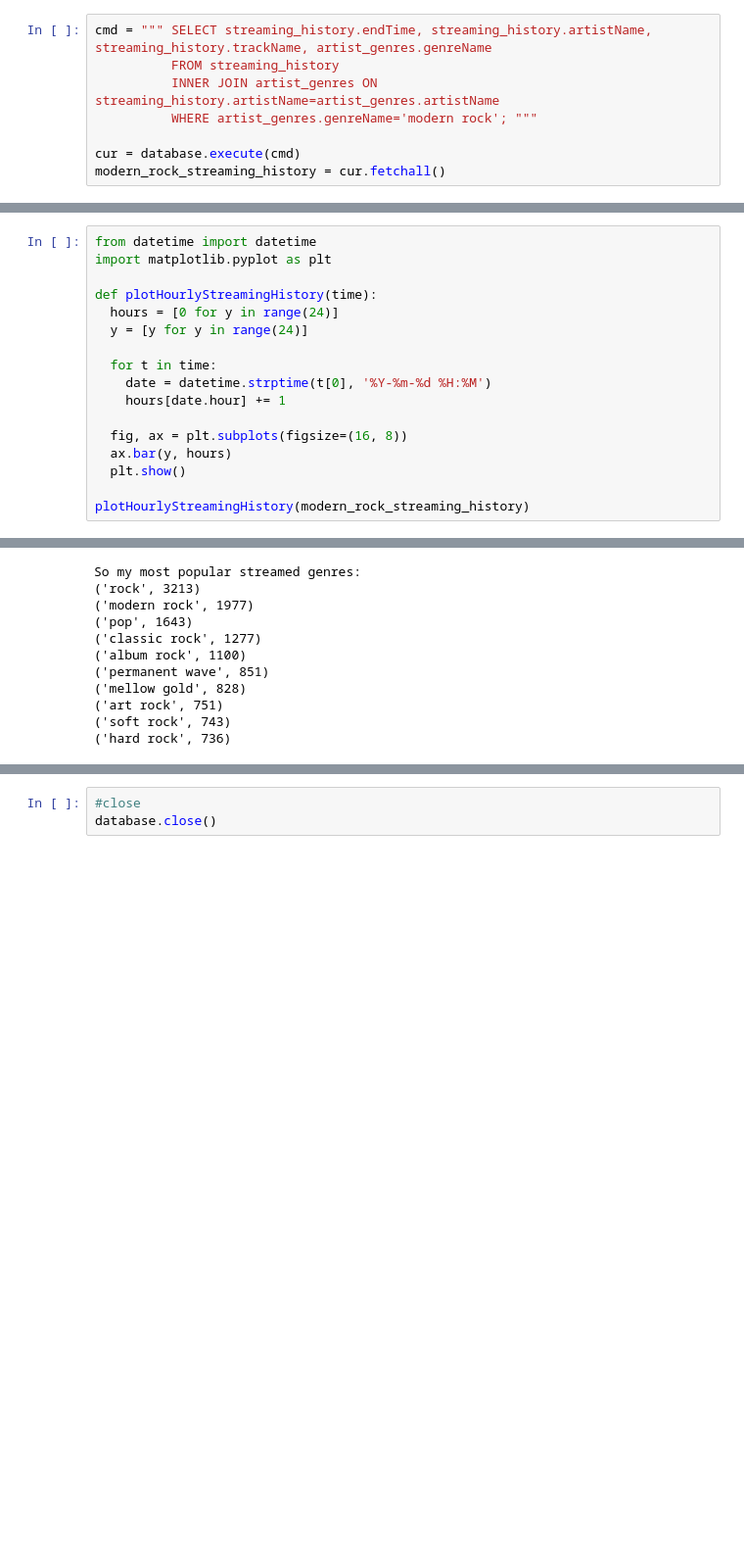
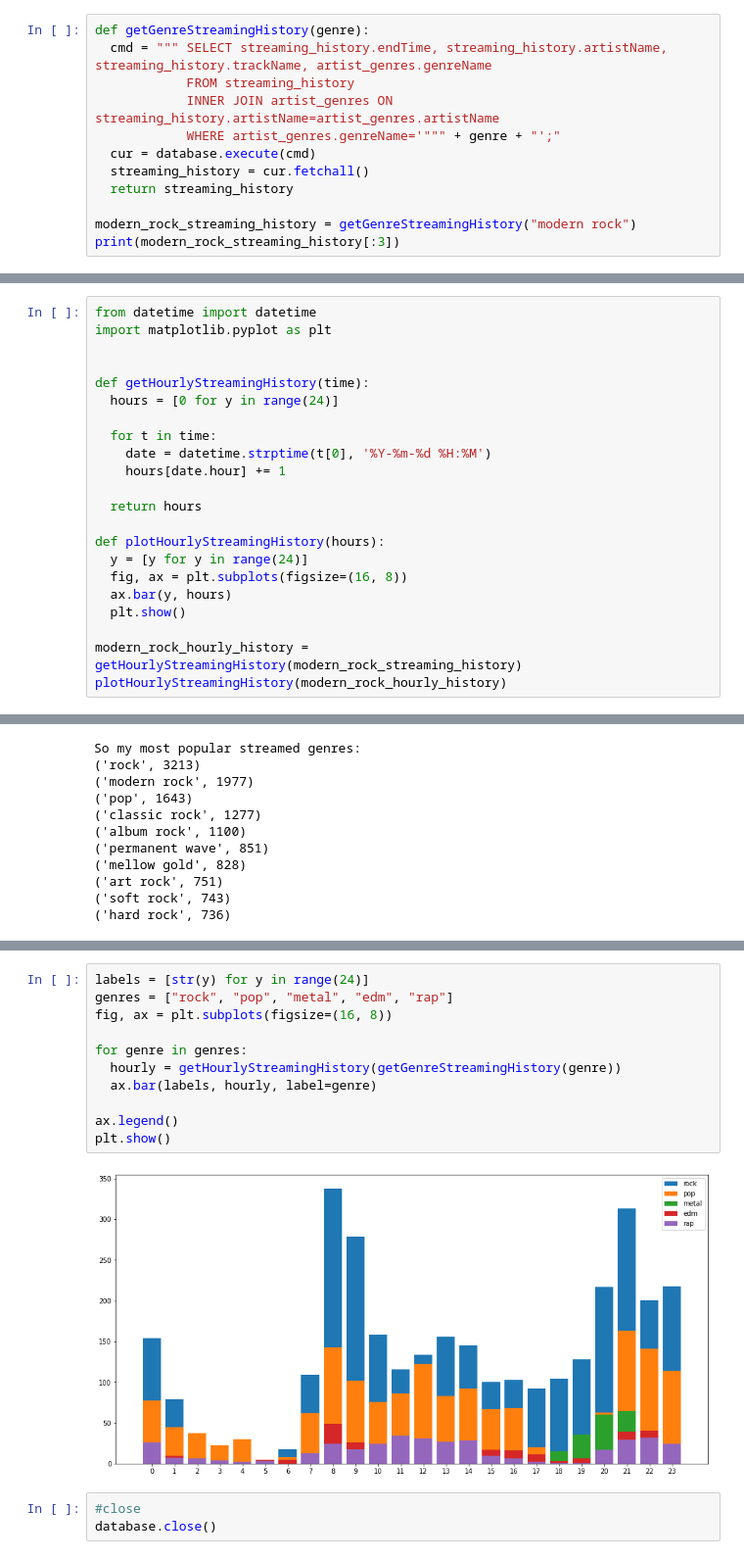
Before and after one commit to TimoBl/Spotify-Data-Analysis, a Jupyter notebook: Spotify_Data_Analysis.ipynb, the cells around one changed output, grey strips where cells are left out. Shown: that part at 98% size. Cells and saved outputs as stored; diff of their text form; blank space fills up the shorter version.

Commit message:
Added streaming hourly graph

```diff
--- a/Spotify_Data_Analysis.ipynb
+++ b/Spotify_Data_Analysis.ipynb
@@ -134,10 +134,14 @@ for r in res:
 # %% [markdown]
 Let's try to get every modern rock from streaming history
 # %%
-cmd = """ SELECT streaming_history.endTime, streaming_history.artistName, streaming_history.trackName, artist_genres.genreName
-          FROM streaming_history
-          INNER JOIN artist_genres ON streaming_history.artistName=artist_genres.artistName
-          WHERE artist_genres.genreName='modern rock'; """
+def getGenreStreamingHistory(genre):
+  cmd = """ SELECT streaming_history.endTime, streaming_history.artistName, streaming_history.trackName, artist_genres.genreName
+            FROM streaming_history
+            INNER JOIN artist_genres ON streaming_history.artistName=artist_genres.artistName
+            WHERE artist_genres.genreName='""" + genre + "';"
+  cur = database.execute(cmd)
+  streaming_history = cur.fetchall()
+  return streaming_history
 
-cur = database.execute(cmd)
-modern_rock_streaming_history = cur.fetchall()
+modern_rock_streaming_history = getGenreStreamingHistory("modern rock")
+print(modern_rock_streaming_history[:3])
@@ -151,19 +153,24 @@ Now let's look at the streaming time.
 from datetime import datetime
 import matplotlib.pyplot as plt
 
-def plotHourlyStreamingHistory(time):
+
+def getHourlyStreamingHistory(time):
   hours = [0 for y in range(24)]
-  y = [y for y in range(24)]
 
   for t in time:
     date = datetime.strptime(t[0], '%Y-%m-%d %H:%M')
     hours[date.hour] += 1
 
+  return hours
+
+def plotHourlyStreamingHistory(hours):
+  y = [y for y in range(24)]
   fig, ax = plt.subplots(figsize=(16, 8))
   ax.bar(y, hours)
   plt.show()
 
-plotHourlyStreamingHistory(modern_rock_streaming_history)
+modern_rock_hourly_history = getHourlyStreamingHistory(modern_rock_streaming_history)
+plotHourlyStreamingHistory(modern_rock_hourly_history)
 # %% [output]
 [figure]
 # %% [markdown]
@@ -212,3 +216,16 @@ So my most popular streamed genres:
+# %%
+labels = [str(y) for y in range(24)]
+genres = ["rock", "pop", "metal", "edm", "rap"]
+fig, ax = plt.subplots(figsize=(16, 8))
+
+for genre in genres:
+  hourly = getHourlyStreamingHistory(getGenreStreamingHistory(genre))
+  ax.bar(labels, hourly, label=genre)
+
+ax.legend()
+plt.show()
+# %% [output]
+[figure, added]
 # %%
 #close
 database.close()
```
Also changed, not shown: parts of 6 cells of this notebook.
